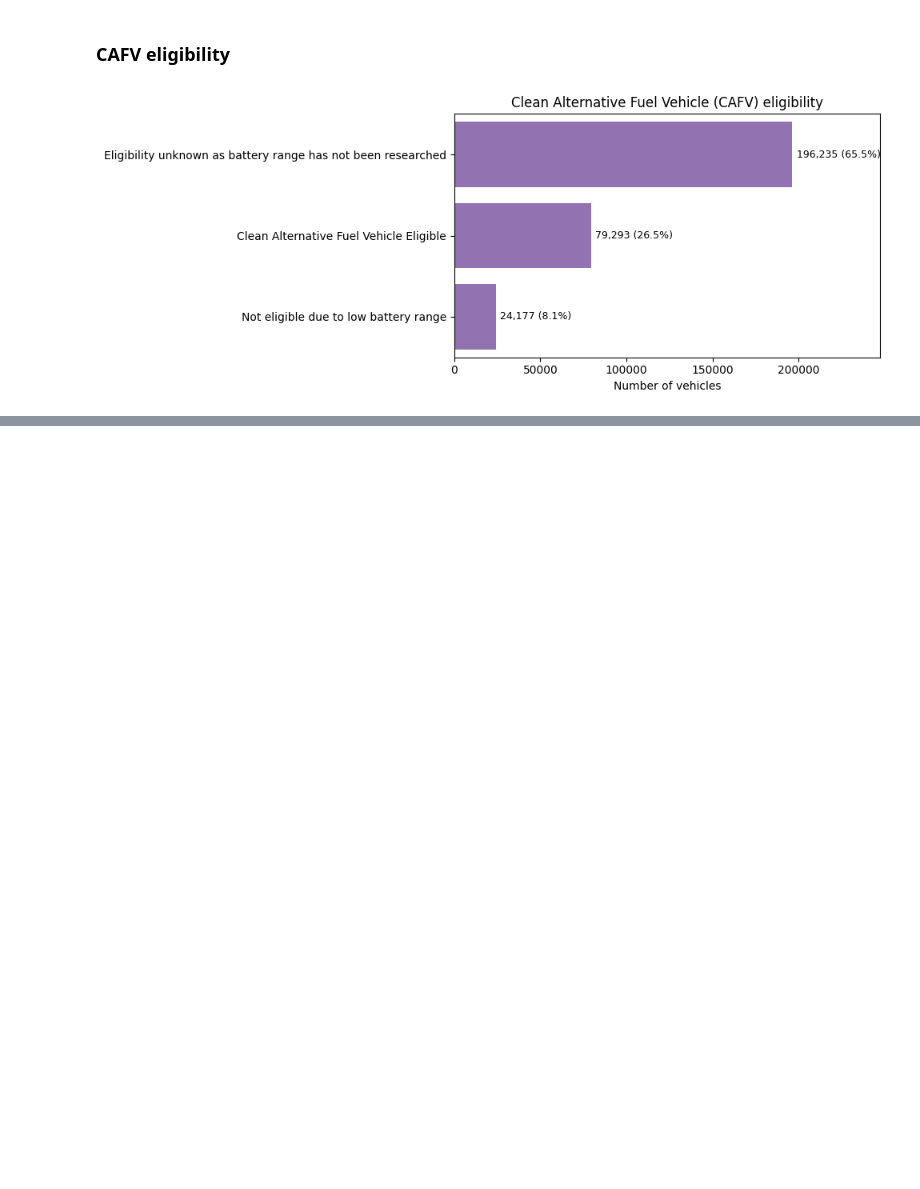
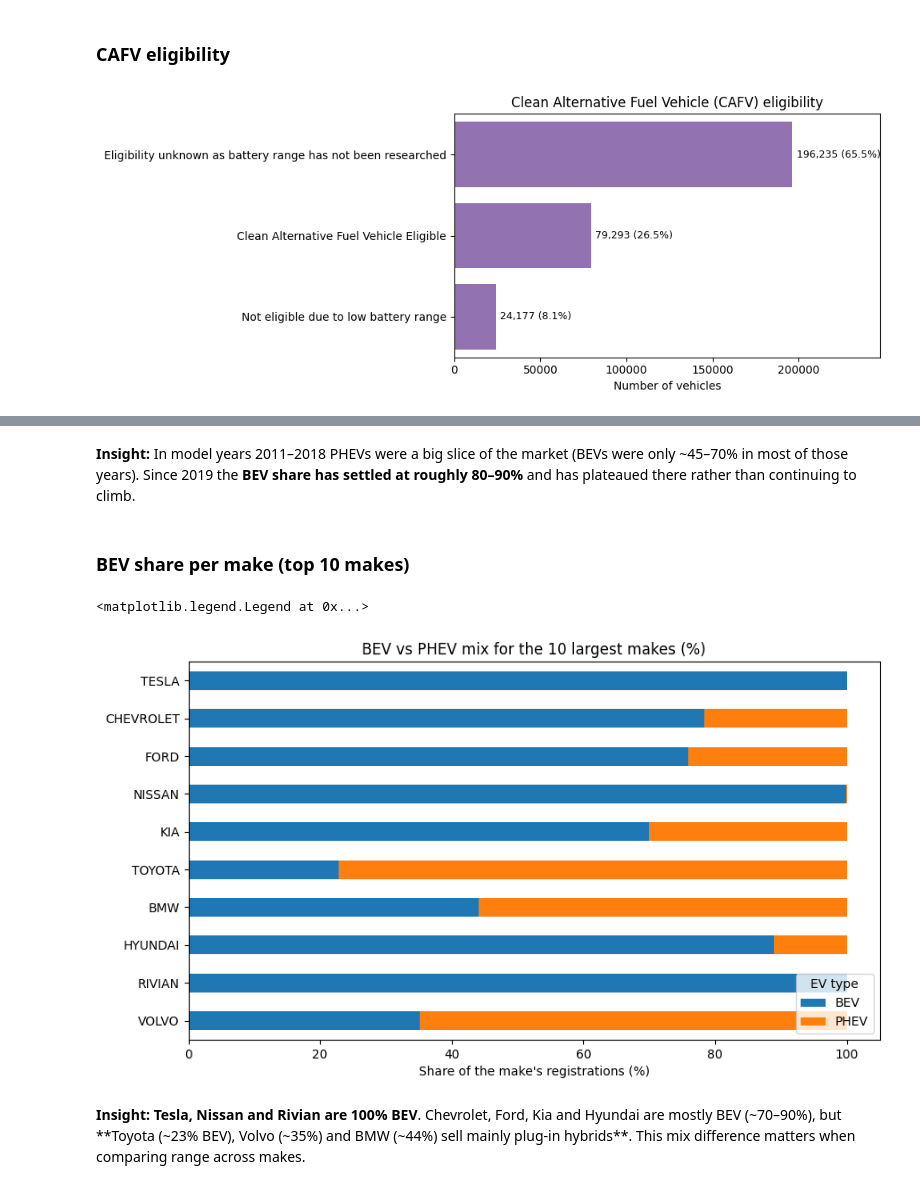
Before and after one commit to purujit-dev/Data_Analysis_Project, a Jupyter notebook: data_analysis.ipynb, the cells around one changed output, grey strips where cells are left out. Cells and saved outputs as stored; diff of their text form; code cells hidden in the pictures; blank space fills up the shorter version.

```diff
--- a/data_analysis.ipynb
+++ b/data_analysis.ipynb
@@ -438,0 +475,17 @@ save_fig("06_cafv_eligibility")
+# %% [markdown]
+**Insight:** In model years 2011–2018 PHEVs were a big slice of the market (BEVs were only ~45–70% in most of those years). Since 2019 the **BEV share has settled at roughly 80–90%** and has plateaued there rather than continuing to climb.
+# %% [markdown]
+### BEV share per make (top 10 makes)
+# %%
+top10_makes = df["Make"].value_counts().head(10).index.tolist()
+make_type = (pd.crosstab(df.loc[df["Make"].isin(top10_makes), "Make"], df["Electric Vehicle Type"], normalize="index") * 100).loc[top10_makes]
+
+ax = make_type[["BEV", "PHEV"]].iloc[::-1].plot.barh(stacked=True, figsize=(10, 5.5), color=[PALETTE["BEV"], PALETTE["PHEV"]])
+ax.set_title("BEV vs PHEV mix for the 10 largest makes (%)")
+ax.set_xlabel("Share of the make's registrations (%)"); ax.set_ylabel("")
+ax.legend(title="EV type", loc="lower right")
+# %% [output]
+<matplotlib.legend.Legend at 0x...>
+[figure, added]
+# %% [markdown]
+**Insight:** **Tesla, Nissan and Rivian are 100% BEV**. Chevrolet, Ford, Kia and Hyundai are mostly BEV (~70–90%), but **Toyota (~23% BEV), Volvo (~35%) and BMW (~44%) sell mainly plug-in hybrids**. This mix difference matters when comparing range across makes.
```
Also changed, not shown: parts of 3 cells of this notebook.
